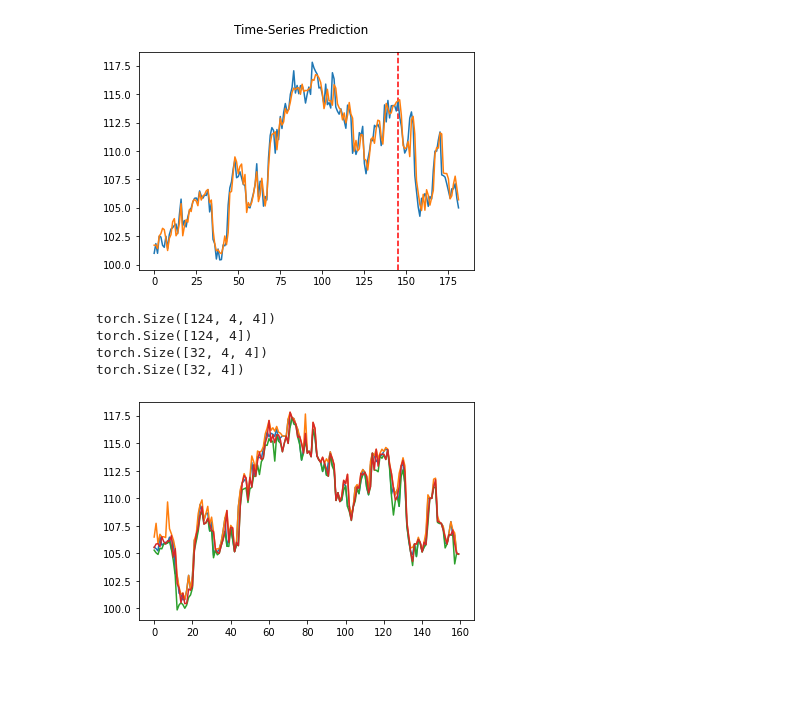
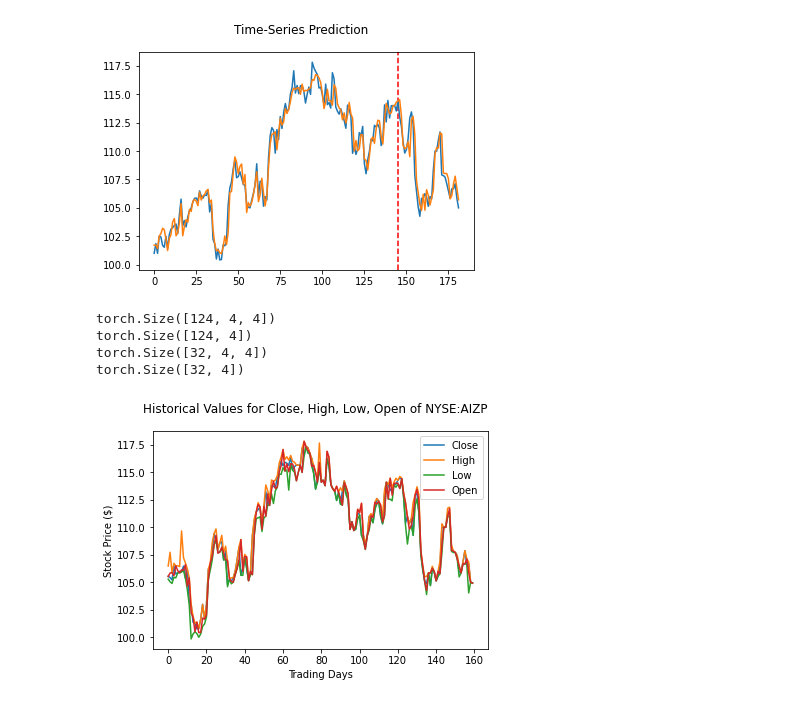
Before and after one commit to antoniouaa/msc_thesis, a Jupyter notebook: src/lstm/lstm.ipynb, the cells around one changed output. Saved outputs shown, nothing was run; the diff lists cells and outputs as text; code cells hidden in the pictures; blank space fills up the shorter version.

```diff
--- a/src/lstm/lstm.ipynb
+++ b/src/lstm/lstm.ipynb
@@ -169,7 +169,13 @@ TICKER_DIR = "C:\\Users\\anton\\Documents\\antoniouaa\\msc_thesis\\data\\tickers
 training = pd.read_csv(f"{TICKER_DIR}\\MA_AIZP.csv", header=0)
 training = training.tail(160).iloc[:, :4].values
 # training = training.iloc[:, 0:4:3].values
-plt.plot(training, label="Ticker Values")
+
+plt.plot(training)
+plt.suptitle("Historical Values for Close, High, Low, Open of NYSE:AIZP")
+plt.ylabel("Stock Price ($)")
+plt.xlabel("Trading Days")
+plt.legend(("Close", "High", "Low", "Open"))
+plt.savefig("C:\\Users\\anton\\Documents\\antoniouaa\\msc_thesis\\AIZP_hist.jpg")
 
 def sliding_windows(data, seq_length):
     x, y = [], []
@@ -180,34 +186,34 @@ def sliding_windows(data, seq_length):
         y.append(_y)
     return np.array(x), np.array(y)
 
 sc = MinMaxScaler()
 training_data = sc.fit_transform(training)
 
 seq_length = 4
 x, y = sliding_windows(training_data, seq_length)
 
 train_size = int(len(y) * 0.8)
 test_size = len(y) - train_size
 
 dataX = Variable(torch.Tensor(x))
 dataY = Variable(torch.Tensor(y))
 
 trainX = Variable(torch.Tensor(x[:train_size]))
 trainY = Variable(torch.Tensor(y[:train_size]))
 
 testX = Variable(torch.Tensor(x[train_size-1:]))
 testY = Variable(torch.Tensor(y[train_size-1:]))
 
 print(trainX.shape)
 print(trainY.shape)
 print(testX.shape)
 print(testY.shape)
 # %% [output]
 torch.Size([124, 4, 4])
 torch.Size([124, 4])
 torch.Size([32, 4, 4])
 torch.Size([32, 4])
-[figure, old version]
+[figure, new version]
 # %%
 keras.backend.clear_session()
 model = Sequential()
```
Also changed, not shown: parts of 2 cells of this notebook, 2 other files.
